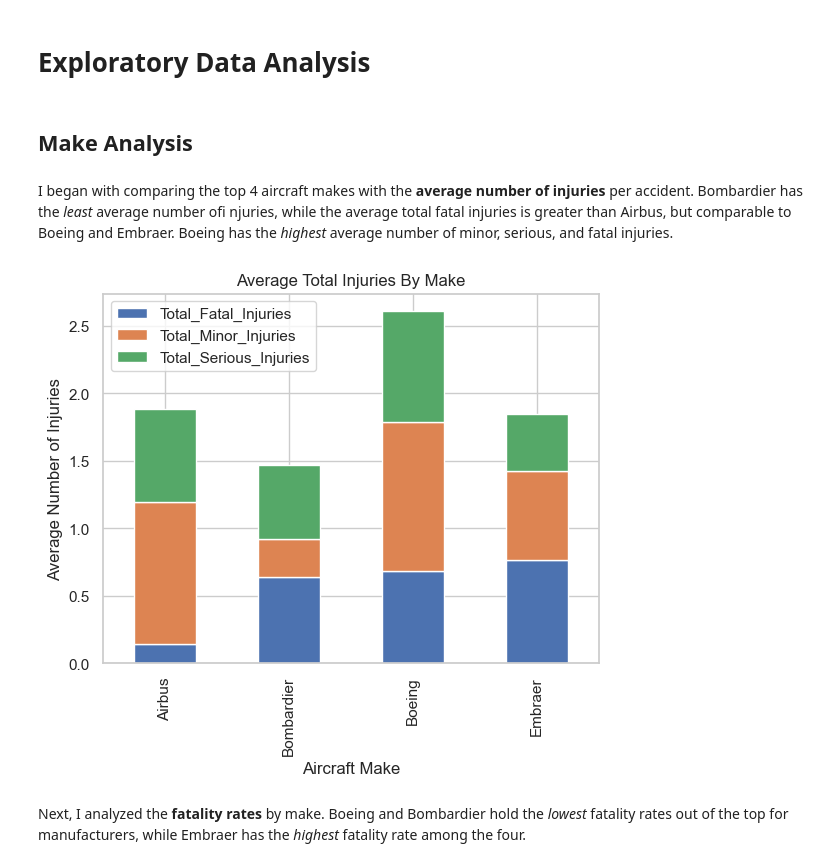
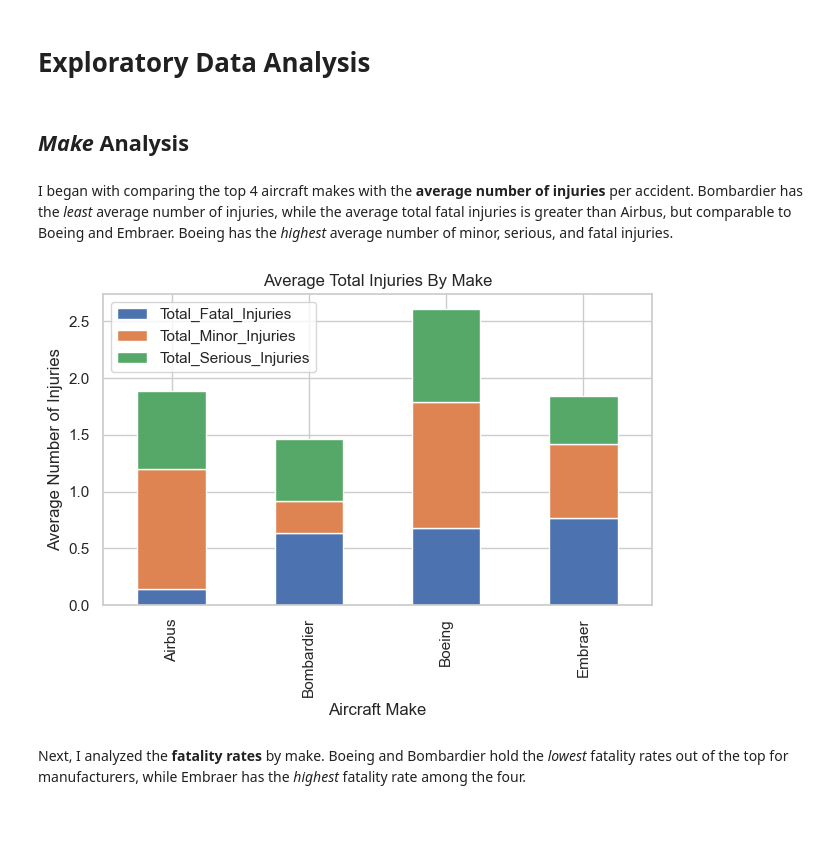
Before and after one commit to scarlettvalentin/aviation_project, a Jupyter notebook: notebook.ipynb, the cells around one changed output. Saved outputs shown, nothing was run; the diff lists cells and outputs as text; code cells hidden in the pictures; blank space fills up the shorter version.

Commit message:
Added photos, graphs and conclusion work to notebook.ipynb

```diff
--- a/notebook.ipynb
+++ b/notebook.ipynb
@@ -356,20 +354,22 @@ engine_data.to_csv('engine_data.csv');
 # %%
 sns.set(style='whitegrid', context='notebook')
 # %% [markdown]
-## Make Analysis
+## *Make* Analysis
 # %% [markdown]
-I began with comparing the top 4 aircraft makes with the **average number of injuries** per accident. Bombardier has the *least* average number ofi njuries, while the average total fatal injuries is greater than Airbus, but comparable to Boeing and Embraer. Boeing has the *highest* average number of minor, serious, and fatal injuries.
+I began with comparing the top 4 aircraft makes with the **average number of injuries** per accident. Bombardier has the *least* average number of injuries, while the average total fatal injuries is greater than Airbus, but comparable to Boeing and Embraer. Boeing has the *highest* average number of minor, serious, and fatal injuries.
 # %%
 # TO DO: ADD VALUES OF EACH BAR SECTION
 
 # Create stacked bar plot
 ax = top_4_makes.groupby(['Make'])[['Total_Fatal_Injuries', 'Total_Minor_Injuries', 'Total_Serious_Injuries']]\
     .mean().sort_values(by='Total_Fatal_Injuries', ascending=True).head().plot(kind='bar', stacked=True)
 ax.set_title('Average Total Injuries By Make')
 ax.set_xlabel('Aircraft Make')
 ax.set_ylabel('Average Number of Injuries');
+plt.tight_layout()
+plt.savefig('inj_by_make.png')
 # %% [output]
-[figure, old version]
+[figure, new version]
 # %% [markdown]
 Next, I analyzed the **fatality rates** by make. Boeing and Bombardier hold the *lowest* fatality rates out of the top for manufacturers, while Embraer has the *highest* fatality rate among the four.
 # %%
```
Also changed, not shown: parts of 18 cells of this notebook.
